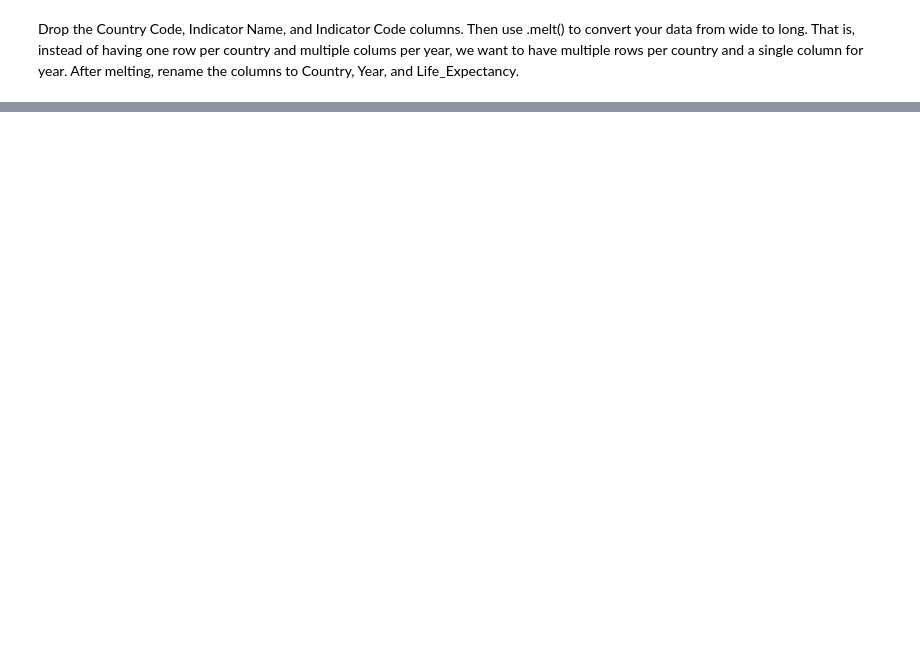
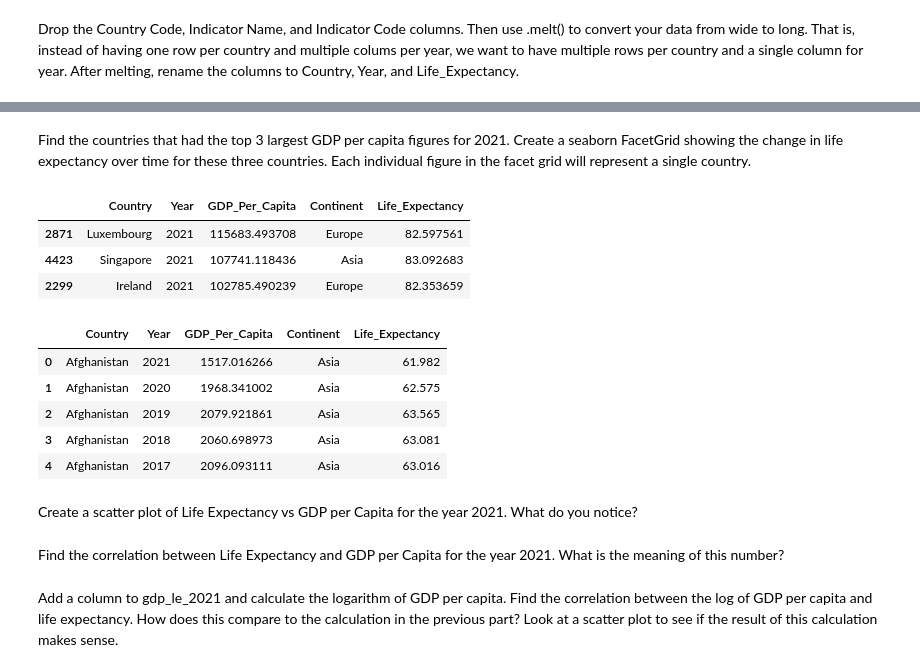
Before and after one commit to nss-data-science-cohort-8/un-exploration-Mythical-clj, a Jupyter notebook: notebooks/UN_Data_Exploration.ipynb, the cells around one changed output, grey strips where cells are left out. Saved outputs shown, nothing was run; the diff lists cells and outputs as text; code cells hidden in the pictures; blank space fills up the shorter version.

Commit message:
Q 26 on FacetGrids is stumping me.

```diff
--- a/notebooks/UN_Data_Exploration.ipynb
+++ b/notebooks/UN_Data_Exploration.ipynb
@@ -305,0 +296,2 @@ life_expectancy
+# %%
+life_expectancy['Year'] = pd.to_datetime(life_expectancy['Year'], format = '%Y', errors='coerce').dt.to_period('Y')
@@ -305,0 +300,2 @@ life_expectancy
+# %%
+gdp_le = pd.merge(gdp_df, life_expectancy, on=['Country', 'Year'])
@@ -305,0 +312,18 @@ life_expectancy
+# %% [markdown]
+Find the countries that had the top 3 largest GDP per capita figures for 2021. Create a seaborn FacetGrid showing the change in life expectancy over time for these three countries. Each individual figure in the facet grid will represent a single country.
+# %%
+gdp_le_2021.sort_values('GDP_Per_Capita', ascending = False).head(3)
+# %% [output]
+|  | Country | Year | GDP_Per_Capita | Continent | Life_Expectancy |
+| 2871 | Luxembourg | 2021 | 115683.493708 | Europe | 82.597561 |
+| 4423 | Singapore | 2021 | 107741.118436 | Asia | 83.092683 |
+| 2299 | Ireland | 2021 | 102785.490239 | Europe | 82.353659 |
+# %%
+gdp_le.head()
+# %% [output]
+|  | Country | Year | GDP_Per_Capita | Continent | Life_Expectancy |
+| 0 | Afghanistan | 2021 | 1517.016266 | Asia | 61.982 |
+| 1 | Afghanistan | 2020 | 1968.341002 | Asia | 62.575 |
+| 2 | Afghanistan | 2019 | 2079.921861 | Asia | 63.565 |
+| 3 | Afghanistan | 2018 | 2060.698973 | Asia | 63.081 |
+| 4 | Afghanistan | 2017 | 2096.093111 | Asia | 63.016 |
@@ -305,0 +332,6 @@ life_expectancy
+# %% [markdown]
+Create a scatter plot of Life Expectancy vs GDP per Capita for the year 2021. What do you notice?
+# %% [markdown]
+Find the correlation between Life Expectancy and GDP per Capita for the year 2021. What is the meaning of this number?
+# %% [markdown]
+Add a column to gdp_le_2021 and calculate the logarithm of GDP per capita. Find the correlation between the log of GDP per capita and life expectancy. How does this compare to the calculation in the previous part? Look at a scatter plot to see if the result of this calculation makes sense.
```
Also changed, not shown: parts of 14 cells of this notebook.
